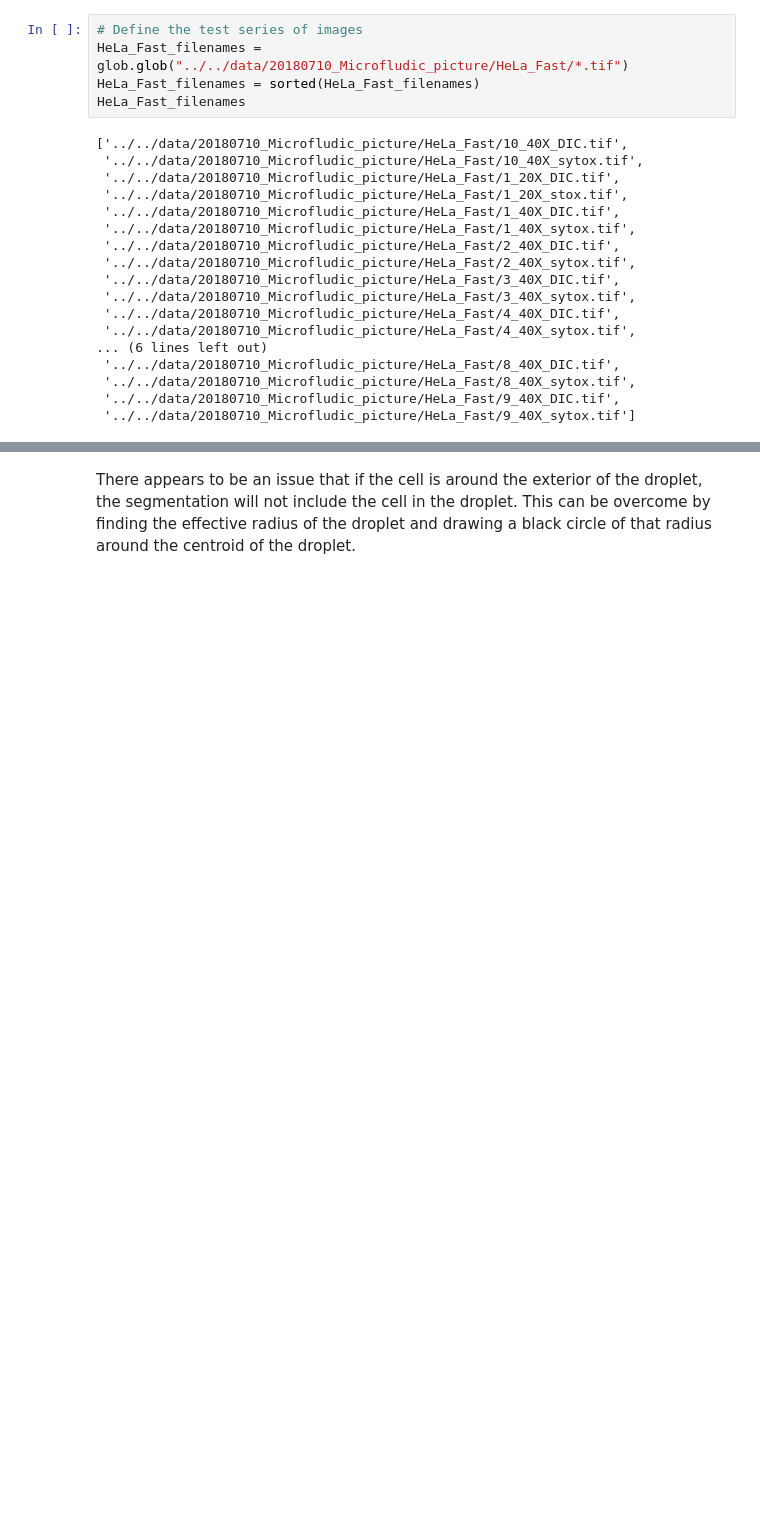
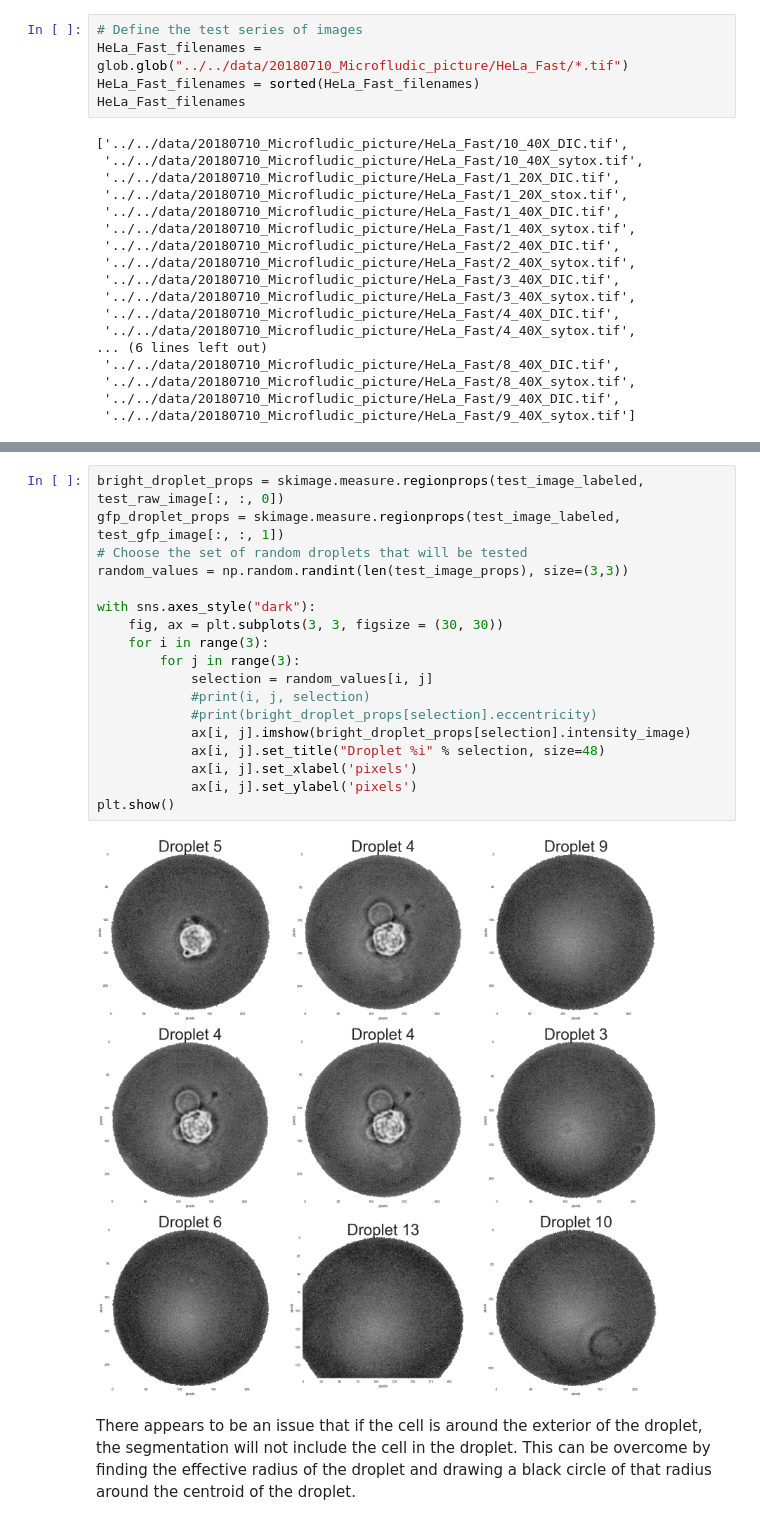
Before and after one commit to adamcatching/Polio_DIPS, a Jupyter notebook: notebook/2018_07/2018_07_13.ipynb, the cells around one changed output, grey strips where cells are left out. Drawn from its saved outputs; the diff is of its cells as text; blank space fills up the shorter version.

```diff
--- a/notebook/2018_07/2018_07_13.ipynb
+++ b/notebook/2018_07/2018_07_13.ipynb
@@ -159,2 +180,22 @@ plt.show()
+# %%
+bright_droplet_props = skimage.measure.regionprops(test_image_labeled, test_raw_image[:, :, 0])
+gfp_droplet_props = skimage.measure.regionprops(test_image_labeled, test_gfp_image[:, :, 1])
+# Choose the set of random droplets that will be tested
+random_values = np.random.randint(len(test_image_props), size=(3,3))
+
+with sns.axes_style("dark"):
+    fig, ax = plt.subplots(3, 3, figsize = (30, 30))
+    for i in range(3):
+        for j in range(3):
+            selection = random_values[i, j]
+            #print(i, j, selection)
+            #print(bright_droplet_props[selection].eccentricity)
+            ax[i, j].imshow(bright_droplet_props[selection].intensity_image)
+            ax[i, j].set_title("Droplet %i" % selection, size=48)
+            ax[i, j].set_xlabel('pixels')
+            ax[i, j].set_ylabel('pixels')
+plt.show()
+# %% [output]
+[figure, added]
 # %% [markdown]
 There appears to be an issue that if the cell is around the exterior of the droplet, the segmentation will not include the cell in the droplet. This can be overcome by finding the effective radius of the droplet and drawing a black circle of that radius around the centroid of the droplet.
```
Also changed, not shown: parts of 19 cells of this notebook.
